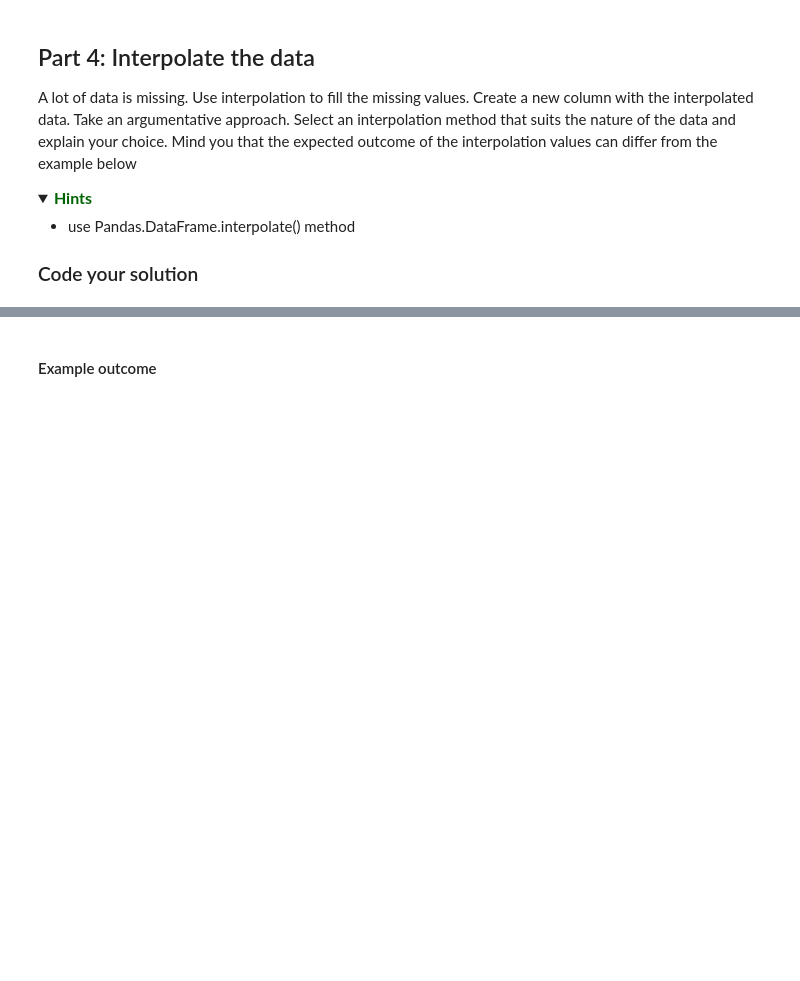
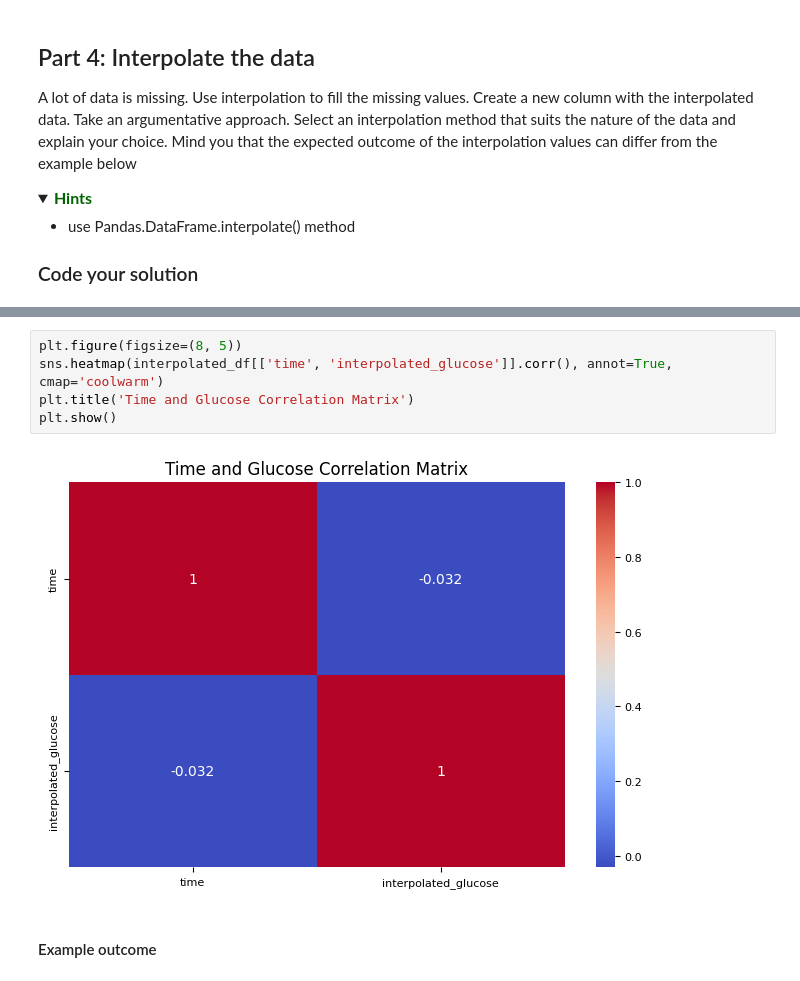
Before and after one commit to hoomanhanaei/DS_101, a Jupyter notebook: Assignment_02/Assignment_week_02.ipynb, the cells around one changed output, grey strips where cells are left out. Drawn from its saved outputs; the diff is of its cells as text; folded sections open; blank space fills up the shorter version.

```diff
--- a/Assignment_02/Assignment_week_02.ipynb
+++ b/Assignment_02/Assignment_week_02.ipynb
@@ -426,3 +453,10 @@ NameError: name 'df' is not defined
+# %%
+plt.figure(figsize=(8, 5))
+sns.heatmap(interpolated_df[['time', 'interpolated_glucose']].corr(), annot=True, cmap='coolwarm')
+plt.title('Time and Glucose Correlation Matrix')
+plt.show()
+# %% [output]
+[figure, added]
 # %% [markdown]
 #### Example outcome
 # %% [raw]
```
Also changed, not shown: parts of 6 cells of this notebook.
